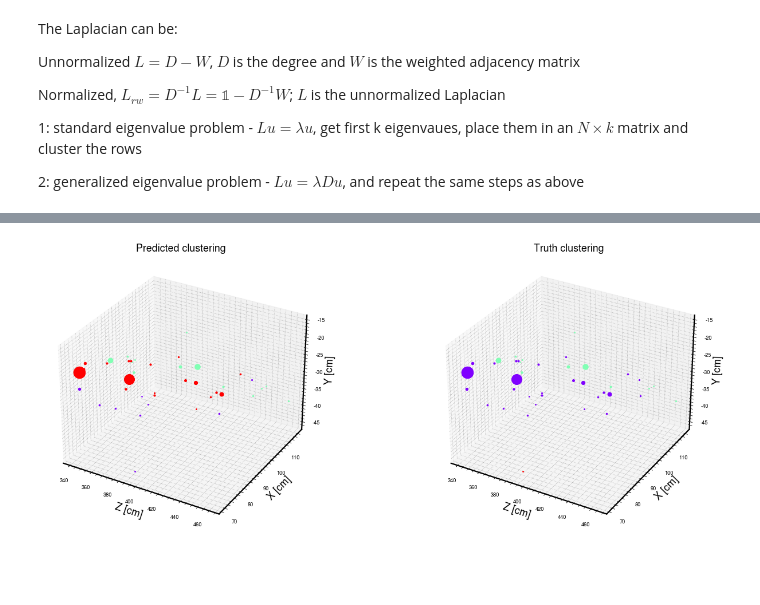
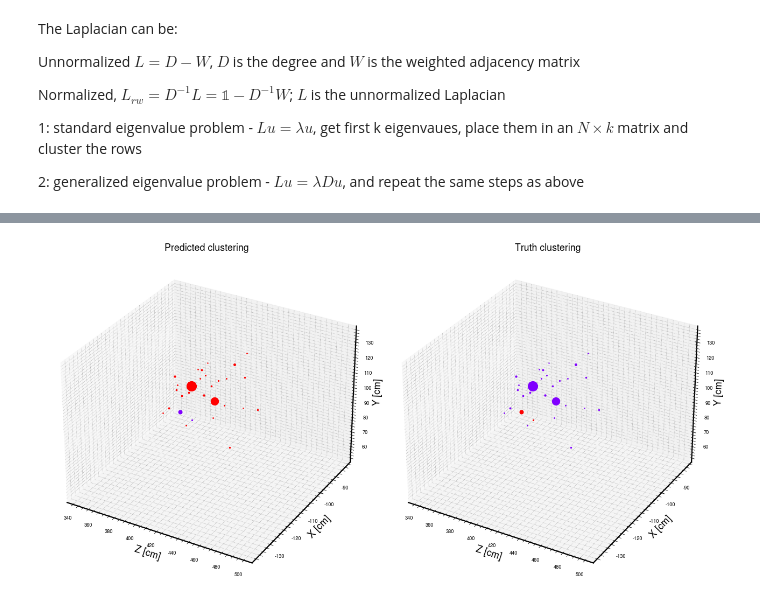
Before and after one commit to Abhirikshma/HackathonLinking, a Jupyter notebook: 3-Visualization.ipynb, the cells around one changed output, grey strips where cells are left out. Drawn from its saved outputs; the diff is of its cells as text; code cells hidden in the pictures; blank space fills up the shorter version.

Commit message:
truth cluster from simts

```diff
--- a/3-Visualization.ipynb
+++ b/3-Visualization.ipynb
@@ -311,7 +325,7 @@ GraphNet(
   )
 )
 # %%
-ev_vis = 134 #event to visualize
+ev_vis = 6 #event to visualize
 t_node, t_pairs = truth_pairs(modelLoad, testDataset, ev_vis, 0.5)
 p_node, p_pairs = prediction_pairs(modelLoad, testDataset, ev_vis, 0.6)
 
@@ -328,6 +342,5 @@ x = p_node[:,0].detach().numpy()
 y = p_node[:,1].detach().numpy()
 z = p_node[:,2].detach().numpy()
 E = p_node[:,10].detach().numpy()
-print(E)
-plotTrackster(fig, ax, ax2,ax3,ax4, z,x,y,plot_missed = True, heatmap=E,edges=p_pairs, edges_t = t_pairs)
+plotTrackster(fig, ax, ax2,ax3 ,ax4 , z,x,y,plot_missed = True, heatmap=E, edges=p_pairs, edges_t = t_pairs)
 # %% [output]
@@ -408,5 +379,5 @@ Zero degree at position [24]
 # %%
-n_eigvals = min(np.shape(L)[0]-2, 9)
+n_eigvals = min(np.shape(L)[0]-2, 10)
 try:
     eigvals_sorted, eigvecs_sorted = linalg.eigh(L, D_weigh, subset_by_index = [0, n_eigvals]) # linalg.eigh(L,b = D_weigh) for generalized eigenvalue problem
 except linalg.LinAlgError:
@@ -479,23 +446,0 @@ predicted clusters : [[3, 9, 13, 16, 19, 20, 24, 35, 36], [2, 5, 6, 8, 10, 18, 2
-# %%
-import networkx as nx
-t_edges = []
-for p in t_pairs:
-    t_edges.append([p[0].item(), p[1].item()])
-G = nx.Graph()
-G.add_edges_from(t_edges)
-G.add_nodes_from(range(len(t_node)))
-num_truth_clusters = nx.number_connected_components(G)
-print(f"number of truth clusters (connected components) : {num_truth_clusters}")
-S = [G.subgraph(c).copy() for c in nx.connected_components(G)]
-
-truth_cluster_labels = np.zeros(len(t_node))
-truth_clusters = []
-for i, s in enumerate(S):
-    print(s.nodes)
-    this_cluster = []
-    for n in list(s):
-        truth_cluster_labels[n] = i
-        this_cluster.append(n)
-    truth_clusters.append(this_cluster)
-print(f"truth cluster labels : {truth_cluster_labels}")
-print(f"truth clusters : {truth_clusters}")
@@ -509,0 +447,11 @@ truth clusters : [[1, 0, 3, 4, 7, 9, 11, 14, 16, 12, 13, 15, 17, 20, 19, 21, 22,
+# %%
+truth_cluster_labels = get_truth_labels(testDataset, ev_vis)
+num_truth_clusters = int(max(truth_cluster_labels)+1)
+
+truth_clusters = [[] for i in range(num_truth_clusters)]
+
+for t, l in enumerate(truth_cluster_labels):
+    truth_clusters[int(l)].append(t)
+
+print(f"truth cluster labels : {truth_cluster_labels.astype(int)}")
+print(f"truth clusters : {truth_clusters}")
@@ -510,28 +487,29 @@ truth clusters : [[1, 0, 3, 4, 7, 9, 11, 14, 16, 12, 13, 15, 17, 20, 19, 21, 22,
 # %%
 import matplotlib.colors
-fig = plt.figure(figsize=(20,8), dpi=80)
+fig = plt.figure(figsize=(16,8), dpi=80)
 
 # X-Y-Z
 ax = fig.add_subplot(121, projection="3d")
 ax.set_xlabel("Z [cm]", fontsize = 16)
 ax.set_ylabel("X [cm]", fontsize = 16)
 ax.set_zlabel("Y [cm]", fontsize = 16)
 ax.set_title("Predicted clustering", fontsize = 16)
 cmap = plt.cm.rainbow
 norm_pred = matplotlib.colors.Normalize(0, max(pred_cluster_labels))
 for i, x_i in enumerate(x):
     ax.scatter(z[i], x_i, y[i],s=E[i]*2, color=cmap(norm_pred(pred_cluster_labels[i])))
 ax1 = fig.add_subplot(122, projection="3d")
 ax1.set_xlabel("Z [cm]", fontsize = 16)
 ax1.set_ylabel("X [cm]", fontsize = 16)
 ax1.set_zlabel("Y [cm]", fontsize = 16)
 ax1.set_title("Truth clustering", fontsize = 16)
 cmap = plt.cm.rainbow
 norm_truth = matplotlib.colors.Normalize(0, max(truth_cluster_labels))
 for i, x_i in enumerate(x):
     ax1.scatter(z[i], x_i, y[i],s=E[i]*2, color=cmap(norm_truth(truth_cluster_labels[i])))
+fig.tight_layout()
 # %% [output]
-[figure, old version]
+[figure, new version]
 # %%
 fig = plt.figure(figsize=(19,20), dpi=80)
 # X-Y
```
Also changed, not shown: parts of 20 cells of this notebook.
